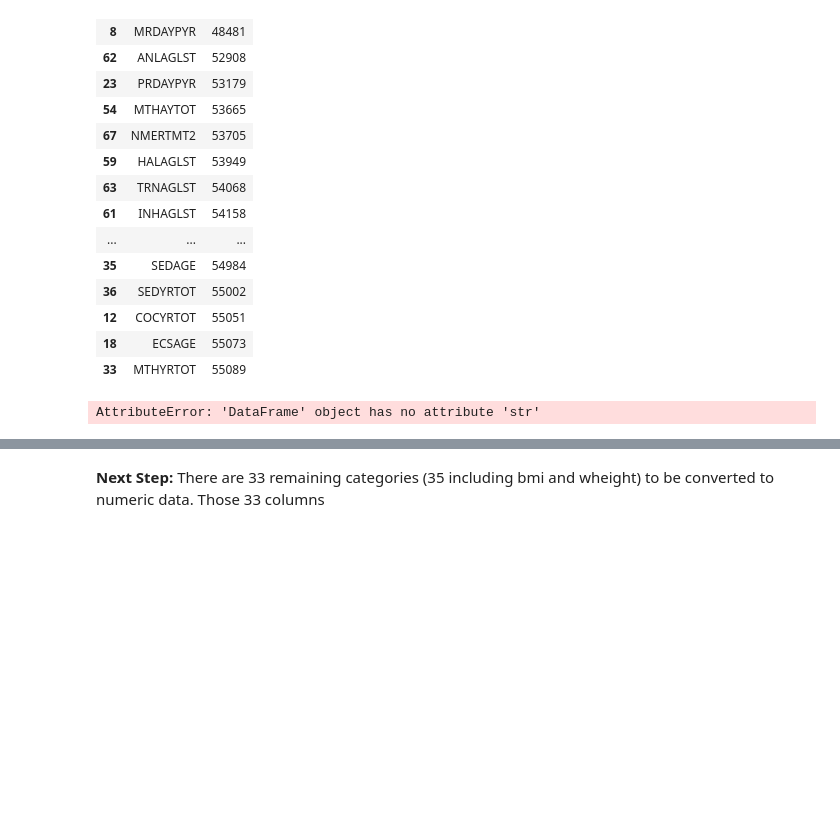
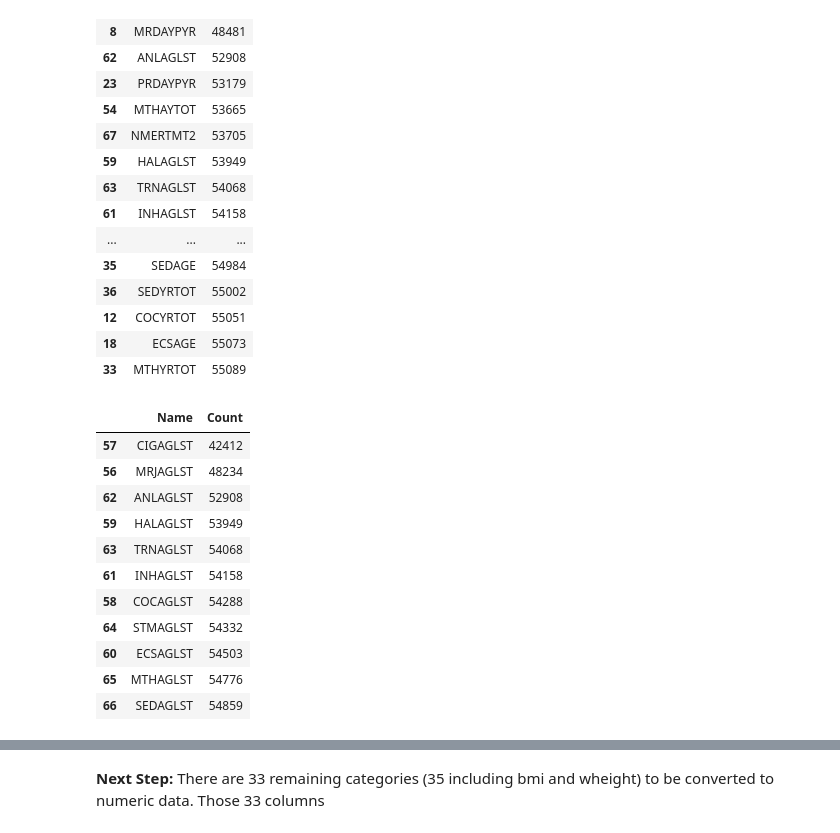
Before and after one commit to MichaelFellner/Drug-Use-Dataset-Cleaning, a Jupyter notebook: Data-Cleaning.ipynb, the cells around one changed output, grey strips where cells are left out. Cells and saved outputs as stored; diff of their text form; code cells hidden in the pictures; blank space fills up the shorter version.

```diff
--- a/Data-Cleaning.ipynb
+++ b/Data-Cleaning.ipynb
@@ -592,6 +617,18 @@ not_full.sort_values(by="Count")
 | 18 | ECSAGE | 55073 |
 | 33 | MTHYRTOT | 55089 |
 # %%
-not_full[not_full.str.contains('LST')]
+not_full[not_full['Name'].str.contains('LST')]
+##11/33 have LST
 # %% [output]
-AttributeError: 'DataFrame' object has no attribute 'str'
+|  | Name | Count |
+| 57 | CIGAGLST | 42412 |
+| 56 | MRJAGLST | 48234 |
+| 62 | ANLAGLST | 52908 |
+| 59 | HALAGLST | 53949 |
+| 63 | TRNAGLST | 54068 |
+| 61 | INHAGLST | 54158 |
+| 58 | COCAGLST | 54288 |
+| 64 | STMAGLST | 54332 |
+| 60 | ECSAGLST | 54503 |
+| 65 | MTHAGLST | 54776 |
+| 66 | SEDAGLST | 54859 |
```
Also changed, not shown: parts of 10 cells of this notebook.
